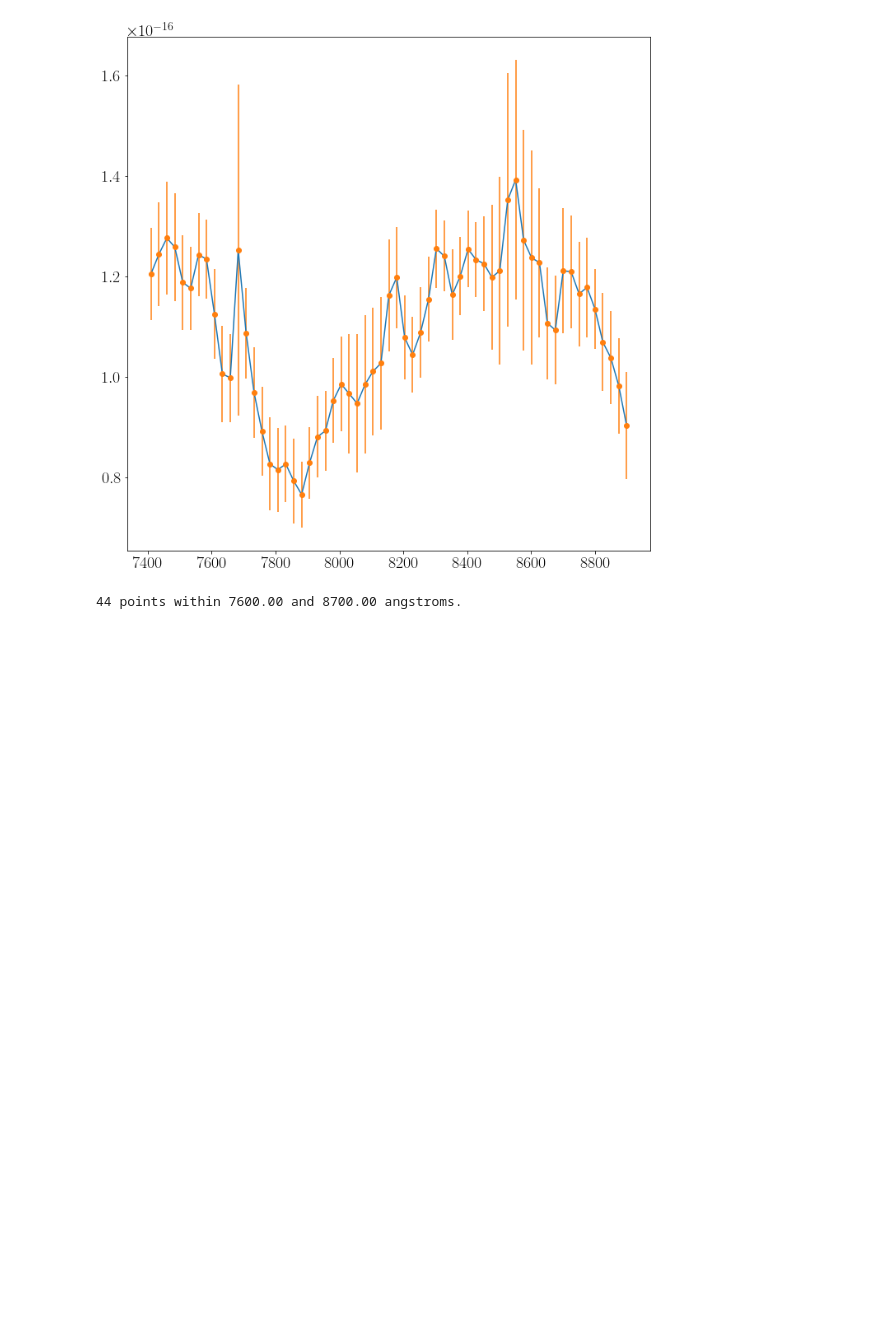
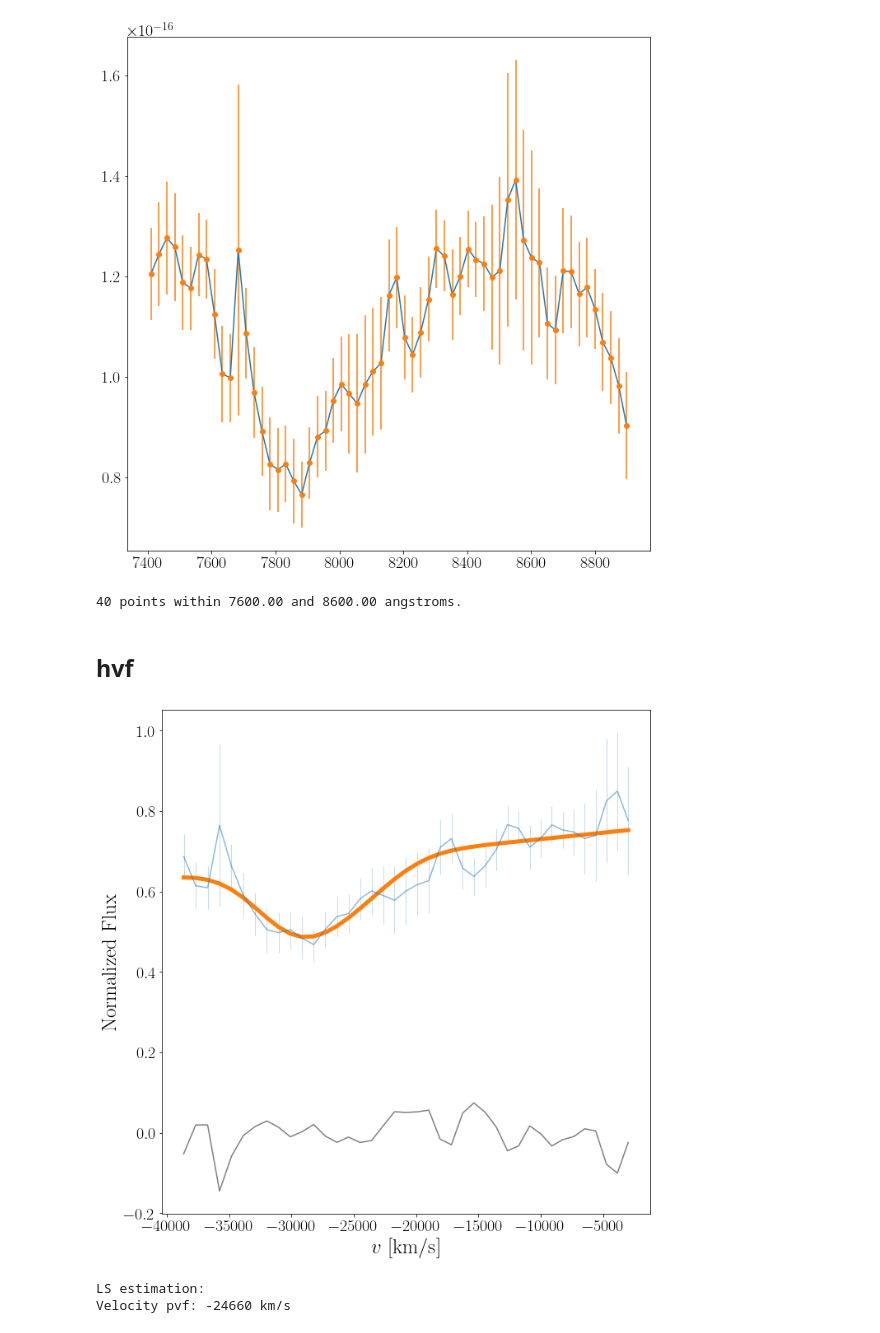
Before and after one commit to slowdivePTG/SN2020jgb, a Jupyter notebook: rv/absorption_line_velocity_20200507_P60.ipynb, the cells around one changed output. Saved outputs shown, nothing was run; the diff lists cells and outputs as text; code cells hidden in the pictures; blank space fills up the shorter version.

```diff
--- a/rv/absorption_line_velocity_20200507_P60.ipynb
+++ b/rv/absorption_line_velocity_20200507_P60.ipynb
@@ -41,6 +41,14 @@ Spec1.plot_line_region(7400, 8900)
 # %% [output]
 [figure]
 # %%
-Spec1.add_line('CaII_IRT', 7600, 8700, lines=[8498.018, 8542.089, 8662.140])
+Spec1.add_line('CaII_IRT', 7600, 8600, lines=[8498.018, 8542.089, 8662.140])
 # %% [output]
-44 points within 7600.00 and 8700.00 angstroms.
+40 points within 7600.00 and 8600.00 angstroms.
+# %% [markdown]
+## hvf
+# %%
+Spec1.line['CaII_IRT'].LS_estimator()
+# %% [output]
+[figure, added]
+LS estimation:
+Velocity pvf: -24660 km/s
```
Also changed, not shown: parts of 9 cells of this notebook, 6 other files.
